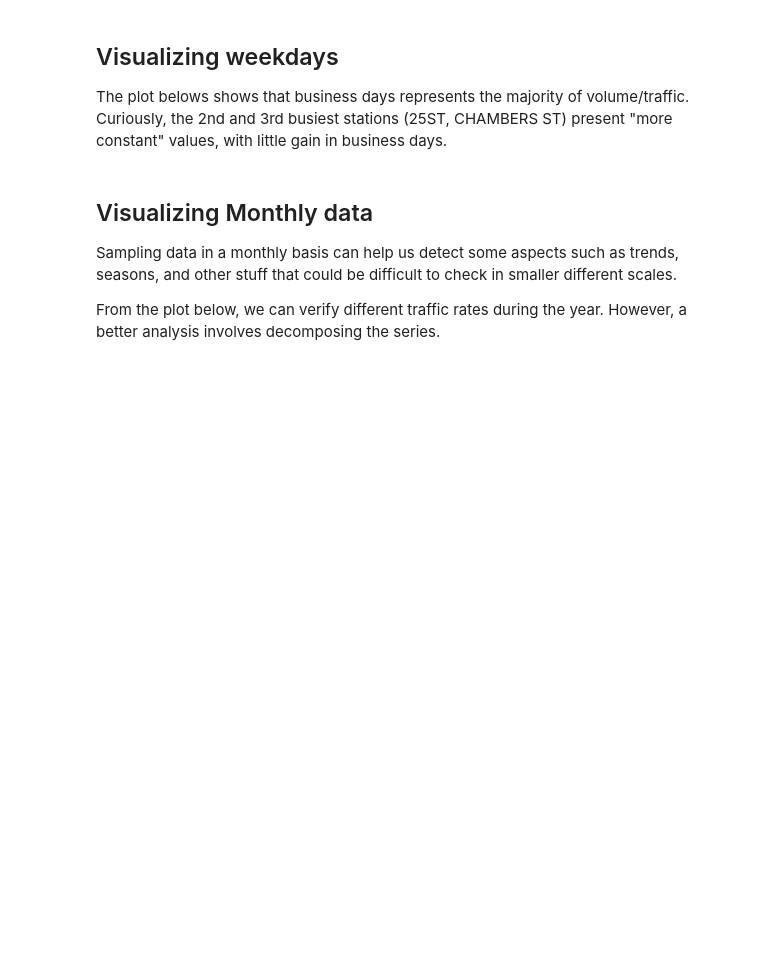
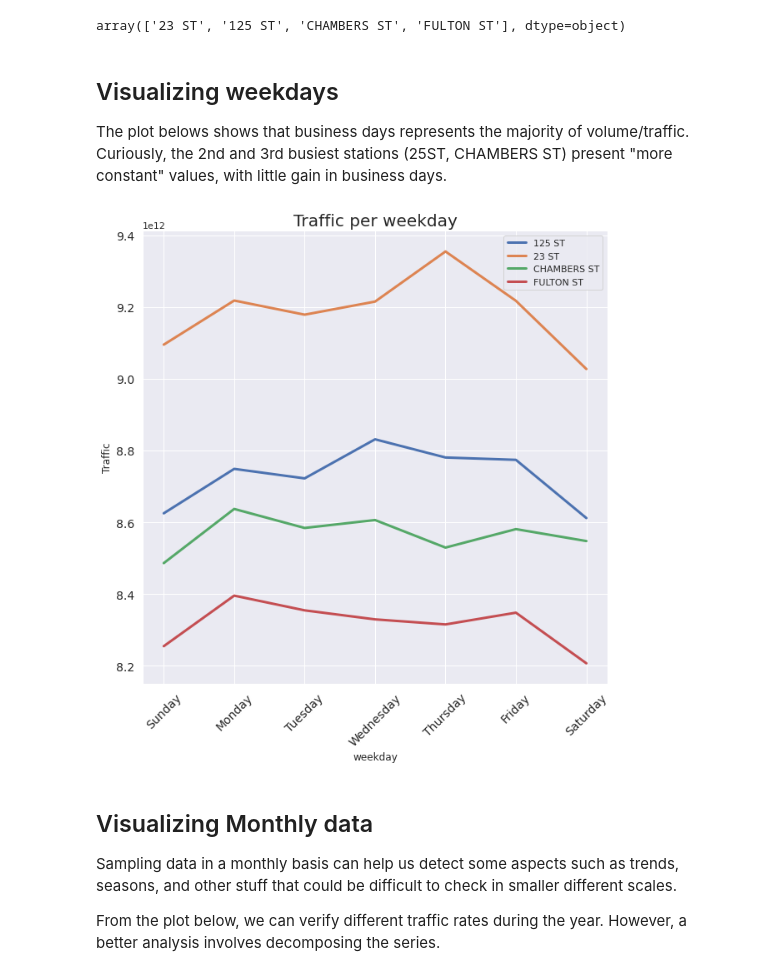
Before and after one commit to henrique-voni/mta-analysis, a Jupyter notebook: analysis.ipynb, the cells around one changed output. Cells and saved outputs as stored; diff of their text form; code cells hidden in the pictures; blank space fills up the shorter version.

```diff
--- a/analysis.ipynb
+++ b/analysis.ipynb
@@ -139,4 +91,4 @@ df.info(memory_usage='deep')
 # %%
-df = downcast_columns(df)
+df = utils.downcast_columns(df)
 # %%
 df.desc.value_counts()
@@ -177,3 +194,3 @@ by_station[by_station.traffic > 1e10 * 0.2].shape[0] / by_station.shape[0]
 # %%
-a = by_station.set_index('time')
-a
+helper_a = by_station.set_index('time')
+helper_a
@@ -184,24 +234,28 @@ traffic_by_station.sort_values(ascending=False).head(50)
 # %%
 traffic_by_station.nlargest(4).index.values
+# %% [output]
+array(['23 ST', '125 ST', 'CHAMBERS ST', 'FULTON ST'], dtype=object)
 # %%
 # filter top 4 stations with most traffic
 top_4_stations = traffic_by_station.nlargest(4).index.values
-b = a[a.station.isin(top_4_stations)]
+helper_a = helper_a[helper_a.station.isin(top_4_stations)]
 # %%
-c = b.groupby(['station', 'weekday'], as_index=False).sum()
+grouped_a = helper_a.groupby(['station', 'weekday'], as_index=False).sum()
 # %% [markdown]
 ## Visualizing weekdays
 
 The plot belows shows that business days represents the majority of volume/traffic. Curiously, the 2nd and 3rd busiest stations (25ST, CHAMBERS ST) present "more constant" values, with little gain in business days.
 # %%
 days = ['Sunday', 'Monday', 'Tuesday', 'Wednesday', 'Thursday', 'Friday', 'Saturday']
-stations = c.station.unique()
+stations = grouped_a.station.unique()
 plt.figure(figsize=(10,10))
 for station in stations:
-    ax = c[c.station == station].set_index('weekday').reindex(days).traffic.plot(linewidth=3, fontsize=14, rot=45, ylabel='Traffic', grid=True)
+    ax = grouped_a[grouped_a.station == station].set_index('weekday').reindex(days).traffic.plot(linewidth=3, fontsize=14, rot=45, ylabel='Traffic', grid=True)
 ax.legend(labels=stations, loc='best', bbox_to_anchor=(1,1))
 plt.title('Traffic per weekday', fontsize=20)
 plt.show()
+# %% [output]
+[figure, added]
 # %% [markdown]
 ## Visualizing Monthly data
 
```
Also changed, not shown: parts of 33 cells of this notebook.
